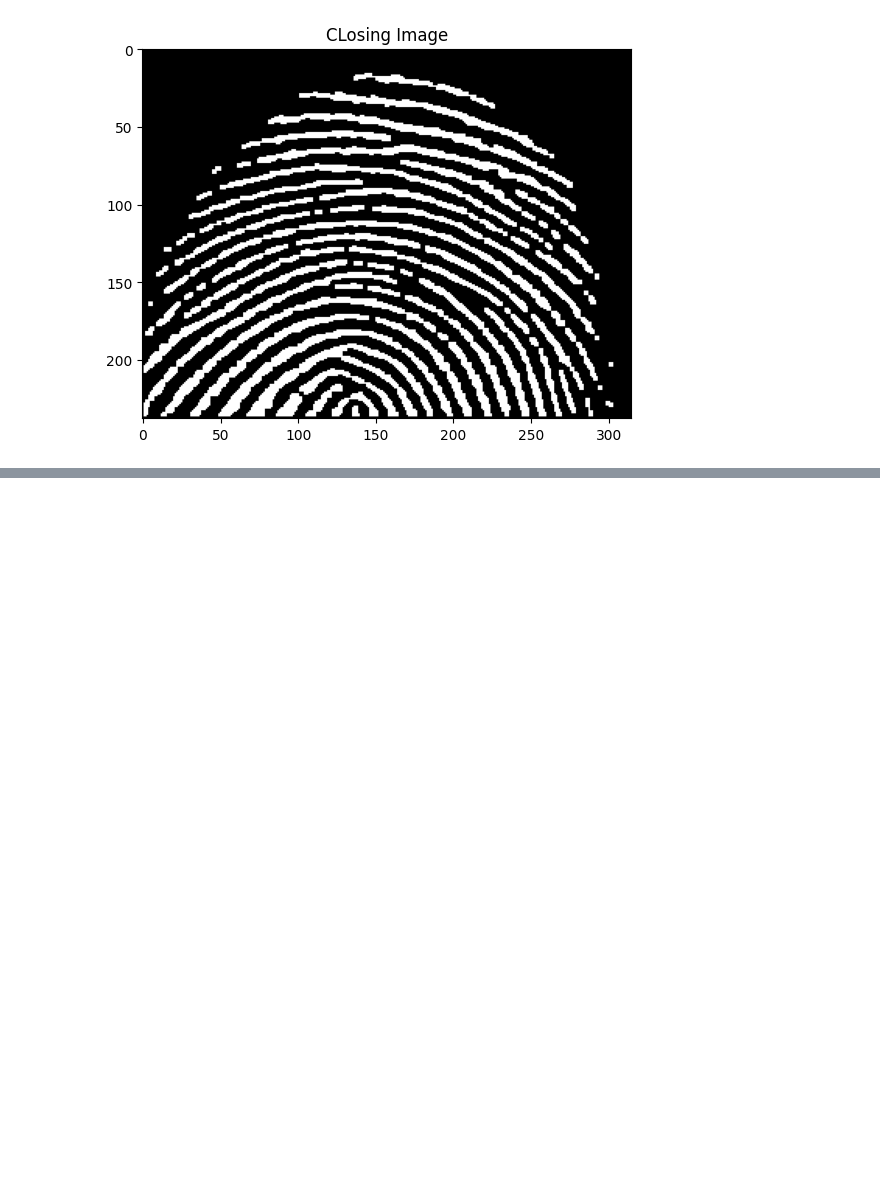
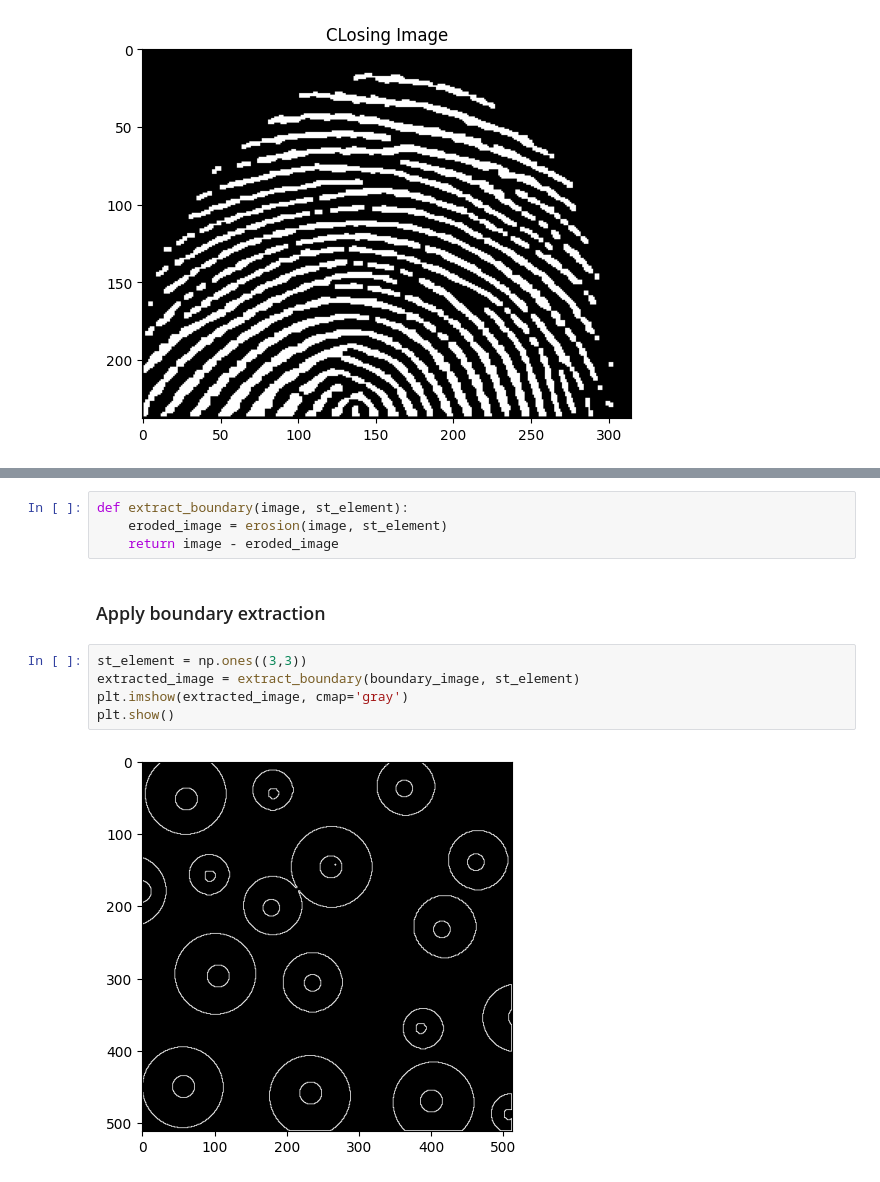
Before and after one commit to Mominur-sumon/Digital_image_processing_Lab_2025, a Jupyter notebook: 6.morphological_image_processing.ipynb, the cells around one changed output, grey strips where cells are left out. Cells and saved outputs as stored; diff of their text form; blank space fills up the shorter version.

```diff
--- a/6.morphological_image_processing.ipynb
+++ b/6.morphological_image_processing.ipynb
@@ -128,0 +142,13 @@ plt.show()
+# %%
+def extract_boundary(image, st_element):
+    eroded_image = erosion(image, st_element)
+    return image - eroded_image
+# %% [markdown]
+### Apply boundary extraction
+# %%
+st_element = np.ones((3,3))
+extracted_image = extract_boundary(boundary_image, st_element)
+plt.imshow(extracted_image, cmap='gray')
+plt.show()
+# %% [output]
+[figure, added]
```
Also changed, not shown: parts of 3 cells of this notebook.
